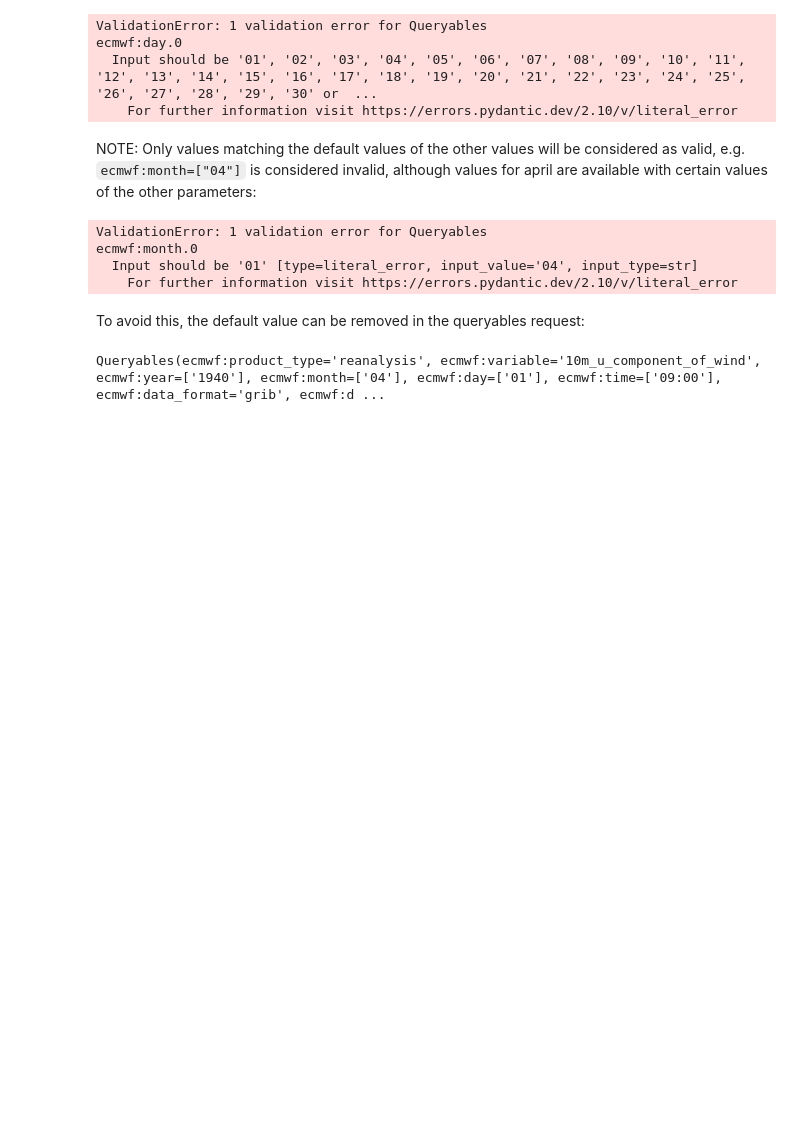
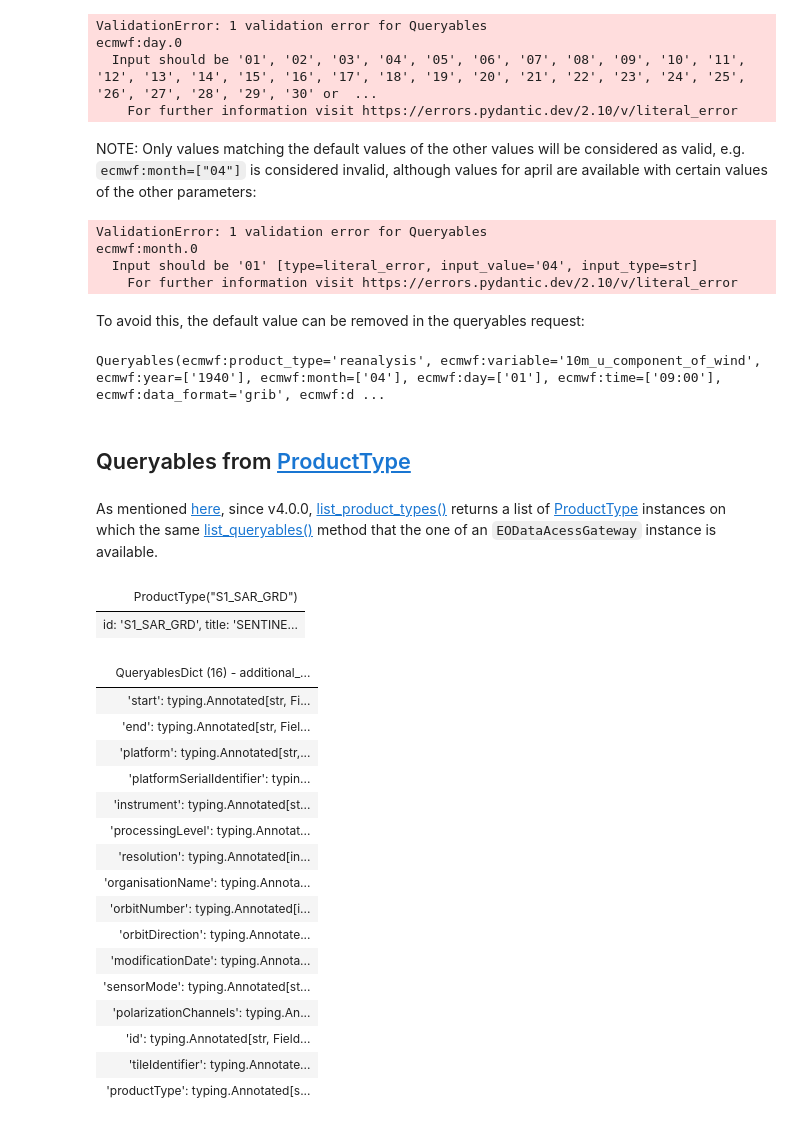
Before and after one commit to CS-SI/eodag, a Jupyter notebook: docs/notebooks/api_user_guide/4_queryables.ipynb, the cells around one changed output. Saved outputs shown, nothing was run; the diff lists cells and outputs as text; code cells hidden in the pictures; blank space fills up the shorter version.

```diff
--- a/docs/notebooks/api_user_guide/4_queryables.ipynb
+++ b/docs/notebooks/api_user_guide/4_queryables.ipynb
@@ -139,3 +139,34 @@ queryables = dag.list_queryables(
 queryables.get_model().model_validate({"ecmwf:month": ["04"]})
 # %% [output]
 Queryables(ecmwf:product_type='reanalysis', ecmwf:variable='10m_u_component_of_wind', ecmwf:year=['1940'], ecmwf:month=['04'], ecmwf:day=['01'], ecmwf:time=['09:00'], ecmwf:data_format='grib', ecmwf:d ...
+# %% [markdown]
+## Queryables from [ProductType](../../api_reference/product_type.rst#eodag.api.product_type.ProductType)
+# %% [markdown]
+As mentioned [here](2_providers_products_available.ipynb#Product-types-available), since v4.0.0, [list_product_types()](../../api_reference/core.rst#eodag.api.core.EODataAccessGateway.list_product_types) returns a list of [ProductType](../../api_reference/product_type.rst#eodag.api.product_type.ProductType) instances on which the same [list_queryables()](../../api_reference/product_type.rst#eodag.api.product_type.ProductType.list_queryables) method that the one of an `EODataAcessGateway` instance is available.
+# %%
+cop_dataspace_internal_catalog = dag.list_product_types(provider="cop_dataspace", fetch_providers=False)
+a_product_type = cop_dataspace_internal_catalog[0]
+a_product_type
+# %% [output]
+| ProductType("S1_SAR_GRD") |
+| id: 'S1_SAR_GRD', title: 'SENTINE... |
+# %%
+a_product_type.list_queryables(provider="cop_dataspace")
+# %% [output]
+| QueryablesDict (16) - additional_... |
+| 'start': typing.Annotated[str, Fi... |
+| 'end': typing.Annotated[str, Fiel... |
+| 'platform': typing.Annotated[str,... |
+| 'platformSerialIdentifier': typin... |
+| 'instrument': typing.Annotated[st... |
+| 'processingLevel': typing.Annotat... |
+| 'resolution': typing.Annotated[in... |
+| 'organisationName': typing.Annota... |
+| 'orbitNumber': typing.Annotated[i... |
+| 'orbitDirection': typing.Annotate... |
+| 'modificationDate': typing.Annota... |
+| 'sensorMode': typing.Annotated[st... |
+| 'polarizationChannels': typing.An... |
+| 'id': typing.Annotated[str, Field... |
+| 'tileIdentifier': typing.Annotate... |
+| 'productType': typing.Annotated[s... |
```
Also changed, not shown: parts of 1 cell of this notebook, 4 other files.
